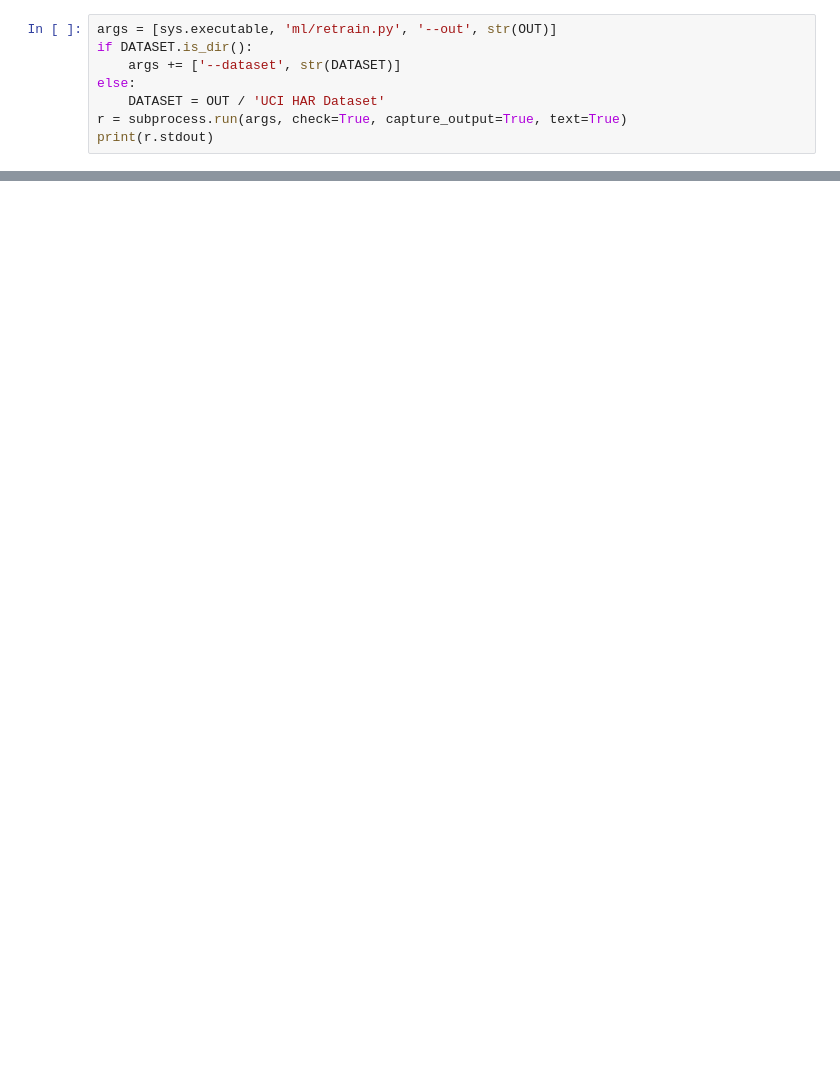
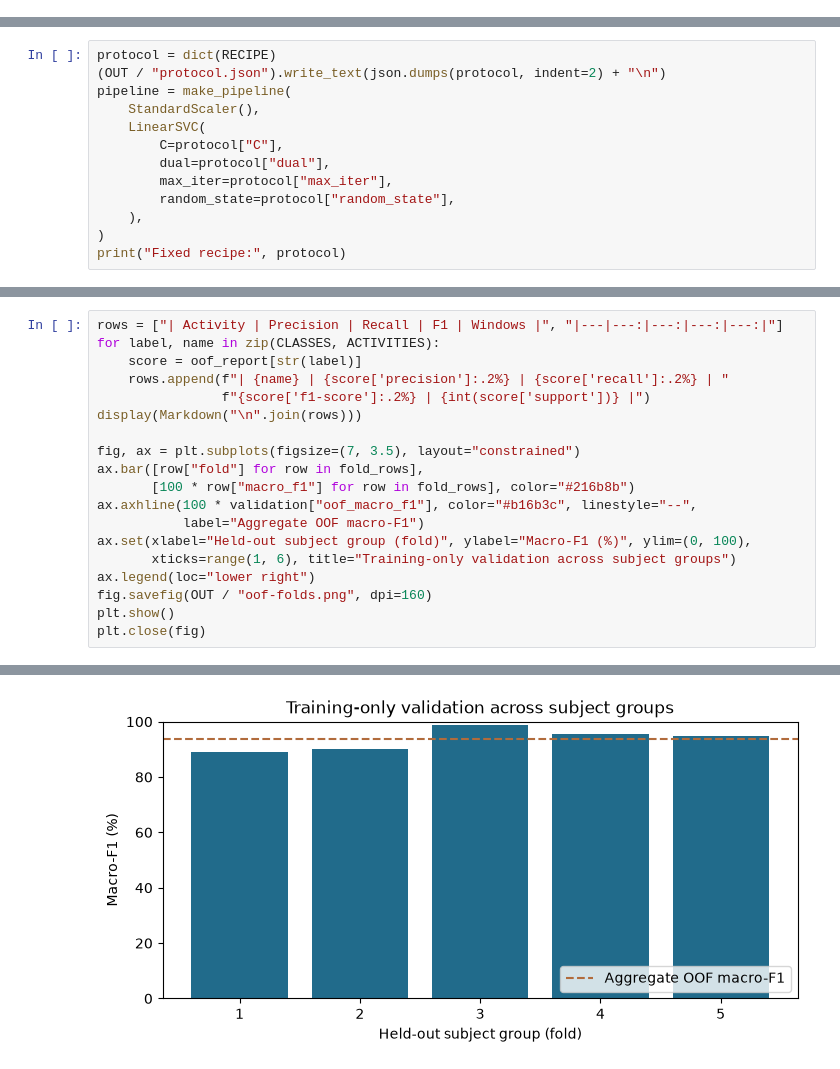
Before and after one commit to martinaspeciale/activitylink-iot, a Jupyter notebook: ml/ActivityLink_SVM561_Reproduce.ipynb, the cells around one changed output, grey strips where cells are left out. Drawn from its saved outputs; the diff is of its cells as text; blank space fills up the shorter version.

Commit message:
Expand English notebook with OOF plots and reproducible setup

```diff
--- a/ml/ActivityLink_SVM561_Reproduce.ipynb
+++ b/ml/ActivityLink_SVM561_Reproduce.ipynb
@@ -30,8 +0,0 @@ Python 3.13.5 NumPy 2.3.5 scikit-learn 1.8.0
-# %%
-args = [sys.executable, 'ml/retrain.py', '--out', str(OUT)]
-if DATASET.is_dir():
-    args += ['--dataset', str(DATASET)]
-else:
-    DATASET = OUT / 'UCI HAR Dataset'
-r = subprocess.run(args, check=True, capture_output=True, text=True)
-print(r.stdout)
@@ -55,0 +225,13 @@ Fold 5/5: macro-F1=0.948408
+# %%
+protocol = dict(RECIPE)
+(OUT / "protocol.json").write_text(json.dumps(protocol, indent=2) + "\n")
+pipeline = make_pipeline(
+    StandardScaler(),
+    LinearSVC(
+        C=protocol["C"],
+        dual=protocol["dual"],
+        max_iter=protocol["max_iter"],
+        random_state=protocol["random_state"],
+    ),
+)
+print("Fixed recipe:", protocol)
@@ -55,0 +342,20 @@ Fold 5/5: macro-F1=0.948408
+# %%
+rows = ["| Activity | Precision | Recall | F1 | Windows |", "|---|---:|---:|---:|---:|"]
+for label, name in zip(CLASSES, ACTIVITIES):
+    score = oof_report[str(label)]
+    rows.append(f"| {name} | {score['precision']:.2%} | {score['recall']:.2%} | "
+                f"{score['f1-score']:.2%} | {int(score['support'])} |")
+display(Markdown("\n".join(rows)))
+
+fig, ax = plt.subplots(figsize=(7, 3.5), layout="constrained")
+ax.bar([row["fold"] for row in fold_rows],
+       [100 * row["macro_f1"] for row in fold_rows], color="#216b8b")
+ax.axhline(100 * validation["oof_macro_f1"], color="#b16b3c", linestyle="--",
+           label="Aggregate OOF macro-F1")
+ax.set(xlabel="Held-out subject group (fold)", ylabel="Macro-F1 (%)", ylim=(0, 100),
+       xticks=range(1, 6), title="Training-only validation across subject groups")
+ax.legend(loc="lower right")
+fig.savefig(OUT / "oof-folds.png", dpi=160)
+plt.show()
+plt.close(fig)
+# %% [output]
@@ -55,0 +370 @@ Fold 5/5: macro-F1=0.948408
+[figure, added]
```
Also changed, not shown: parts of 29 cells of this notebook, 11 other files.
